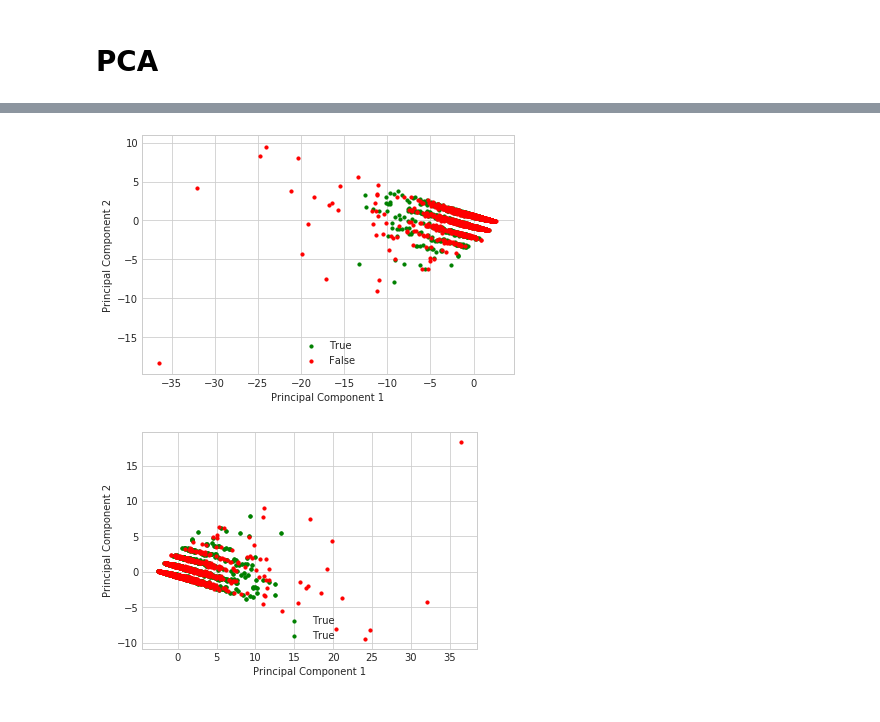
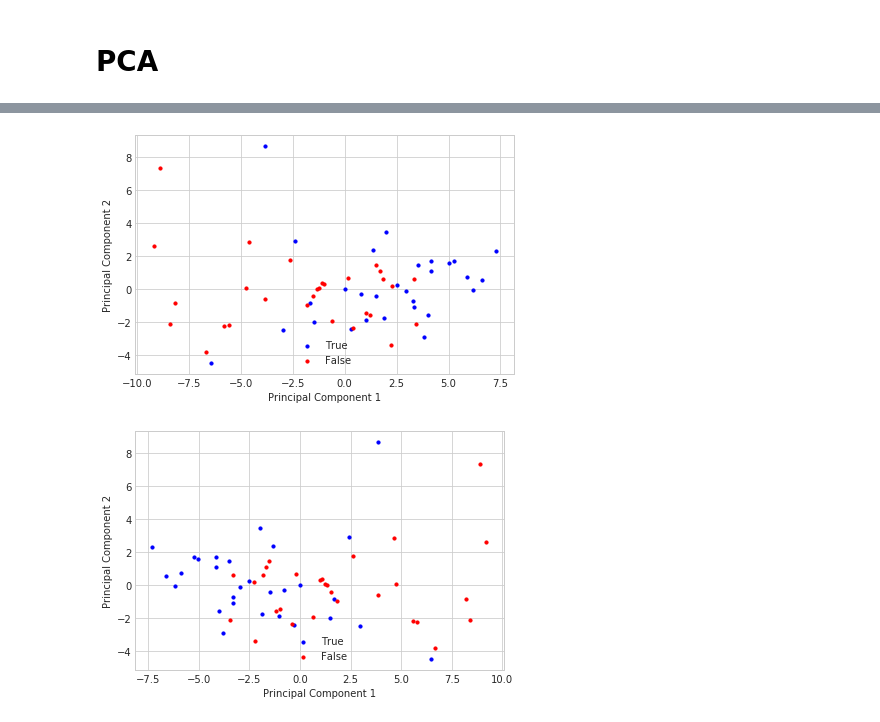
Before and after one commit to GiveThanksAlways/data-mining-project-1, a Jupyter notebook: feature_extraction.ipynb, the cells around one changed output, grey strips where cells are left out. Cells and saved outputs as stored; diff of their text form; code cells hidden in the pictures.

Commit message:
40 feature matrix working with PCA

```diff
--- a/feature_extraction.ipynb
+++ b/feature_extraction.ipynb
@@ -129,7 +222,7 @@ def STD_feature_extraction(df1,df2,row_wise=True,user="user10"):
 # Make the feature matrix
 # %%
 # total_samples = 2*df1.shape[0]
-# feature_df = pd.DataFrame()
+feature_df = pd.DataFrame()
 feature_df['min'] = ((data_df.iloc[:,1:-1]).abs().min(1))
 feature_df['max'] = ((data_df.iloc[:,1:-1]).abs().max(1))
 feature_df['STD'] = ((data_df.iloc[:,1:-1]).std(1))
@@ -170,11 +263,11 @@ eigenvectors = pca.components_
 #principalComponents = pca_2.fit_transform(feature_df_std)
 #pd.DataFrame(data=principalComponents, columns = ['PC 1', 'PC 2', 'PC 3', 'PC 4', 'PC 5'])
 # %%
-data_df = get_data_df(df1,df2)
-feature_df = get_feature_df(df1, data_df)
+#data_df = get_data_df(df1,df2)
+#feature_df = get_feature_df(df1, data_df)
 
-X = feature_df
-X_std = StandardScaler().fit_transform(feature_df)
+X = feature_df.iloc[:,:-1]
+X_std = StandardScaler().fit_transform(feature_df.iloc[:,:-1])
 # %%
 mean_vec = np.mean(X_std, axis=0)
 cov_mat = (X_std - mean_vec).T.dot((X_std - mean_vec)) / (X_std.shape[0]-1)
@@ -238,6 +342,6 @@ with plt.style.context('seaborn-whitegrid'):
 # %%
-matrix_w = np.hstack((eig_pairs[0][1].reshape(5,1),
-                      eig_pairs[1][1].reshape(5,1)))
+matrix_w = np.hstack((eig_pairs[0][1].reshape(40,1),
+                      eig_pairs[1][1].reshape(40,1)))
 
 print('Matrix W:\n', matrix_w)
 # %% [output]
@@ -250,26 +365,27 @@ Matrix W:
 # %%
-y = data_df.iloc[:,-1]
+#y = data_df.iloc[:,-1]
+y = feature_df.iloc[:,-1]
 #y == False
 # %%
 Y = X_std.dot(matrix_w)
 with plt.style.context('seaborn-whitegrid'):
     plt.figure(figsize=(6, 4))
     for lab, color in zip((True, False),
-                        ('green', 'red')):
+                        ('blue', 'red')):
 
         plt.scatter(Y[y==lab, 0],
                     Y[y==lab, 1],
                     label=lab,
                     c=color,
                     s=10)
 
     plt.xlabel('Principal Component 1')
     plt.ylabel('Principal Component 2')
     plt.legend(loc='lower center')
     plt.tight_layout()
     plt.show()
 # %% [output]
-[figure, old version]
+[figure, new version]
 # %%
 from sklearn.decomposition import PCA as sklearnPCA
 sklearn_pca = sklearnPCA(n_components=2)
@@ -277,8 +393,8 @@ Y_sklearn = sklearn_pca.fit_transform(X_std)
 
 with plt.style.context('seaborn-whitegrid'):
     plt.figure(figsize=(6, 4))
-    for lab, col in zip((True,True),
-                        ('green','green')):
+    for lab, col in zip((True,False),
+                        ('blue','red')):
         plt.scatter(Y_sklearn[y==lab, 0],
                     Y_sklearn[y==lab, 1],
                     label=lab,
@@ -287,20 +403,7 @@ with plt.style.context('seaborn-whitegrid'):
     plt.xlabel('Principal Component 1')
     plt.ylabel('Principal Component 2')
     plt.legend(loc='lower center')
-    #plt.tight_layout()
-    #plt.show()
-
-    #plt.figure(figsize=(6, 4))
-
-    plt.scatter(Y_sklearn[y==False, 0],
-                Y_sklearn[y==False, 1],
-                label=False,
-                c='red',
-                s=10)
-    #plt.xlabel('Principal Component 1')
-    #plt.ylabel('Principal Component 2')
-    #plt.legend(loc='lower center')
-    #plt.tight_layout()
+    plt.tight_layout()
     plt.show()
 # %% [output]
-[figure, old version]
+[figure, new version]
```
Also changed, not shown: parts of 13 cells of this notebook, 1 other file.
